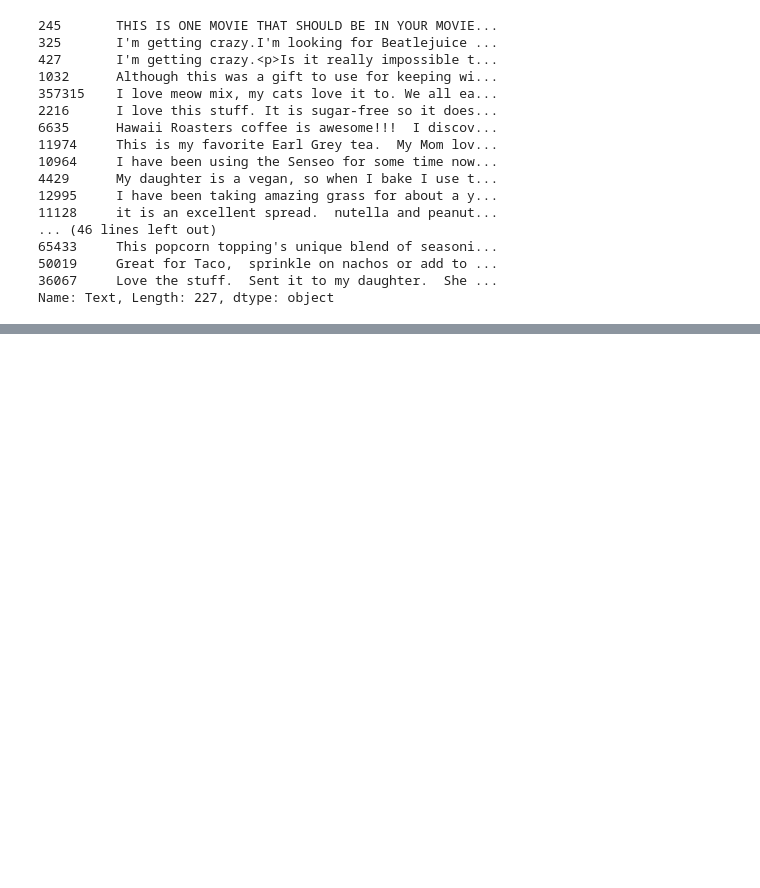
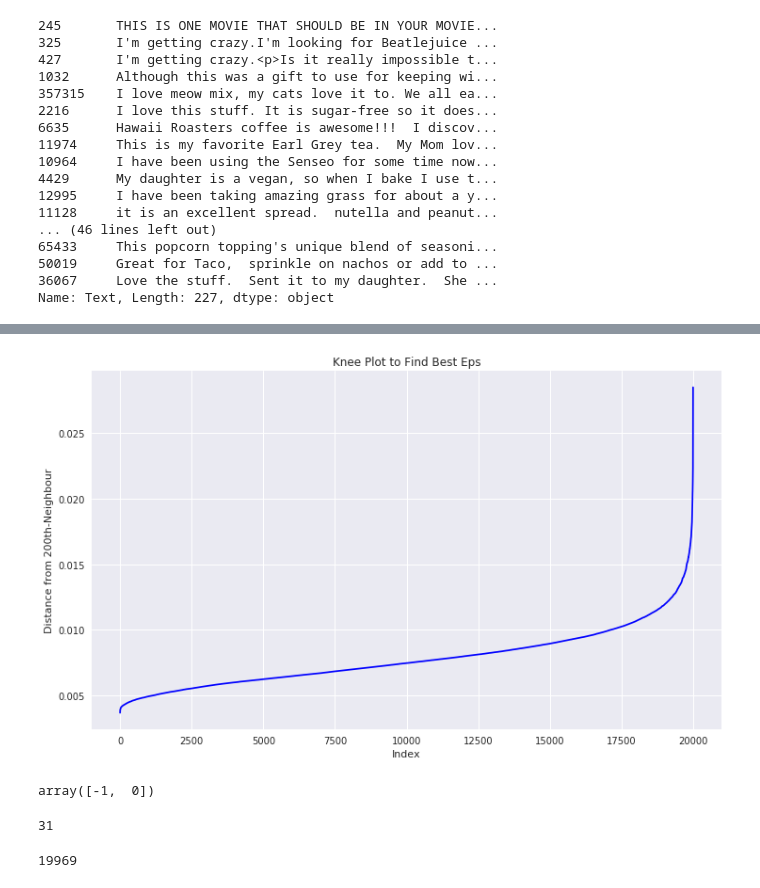
Before and after one commit to sradheya99/ML-Algorithms, a Jupyter notebook: 9.Unsupervised Learning/Unsupervised_AZ.ipynb, the cells around one changed output, grey strips where cells are left out. Cells and saved outputs as stored; diff of their text form; code cells hidden in the pictures; blank space fills up the shorter version.

```diff
--- a/9.Unsupervised Learning/Unsupervised_AZ.ipynb
+++ b/9.Unsupervised Learning/Unsupervised_AZ.ipynb
@@ -608,0 +779,4 @@ len(dbscan_w2v)
+# %%
+best_eps(sorted_data[:20000]['CleanedText'], 'TFIDF-W2V', list_of_sent[:20000])
+# %% [output]
+[figure, added]
@@ -608,0 +785,12 @@ len(dbscan_w2v)
+# %%
+np.unique(cluster.labels_)
+# %% [output]
+array([-1,  0])
+# %%
+(cluster.labels_ == -1).sum()
+# %% [output]
+31
+# %%
+(cluster.labels_ == 0).sum()
+# %% [output]
+19969
```
Also changed, not shown: parts of 36 cells of this notebook.
